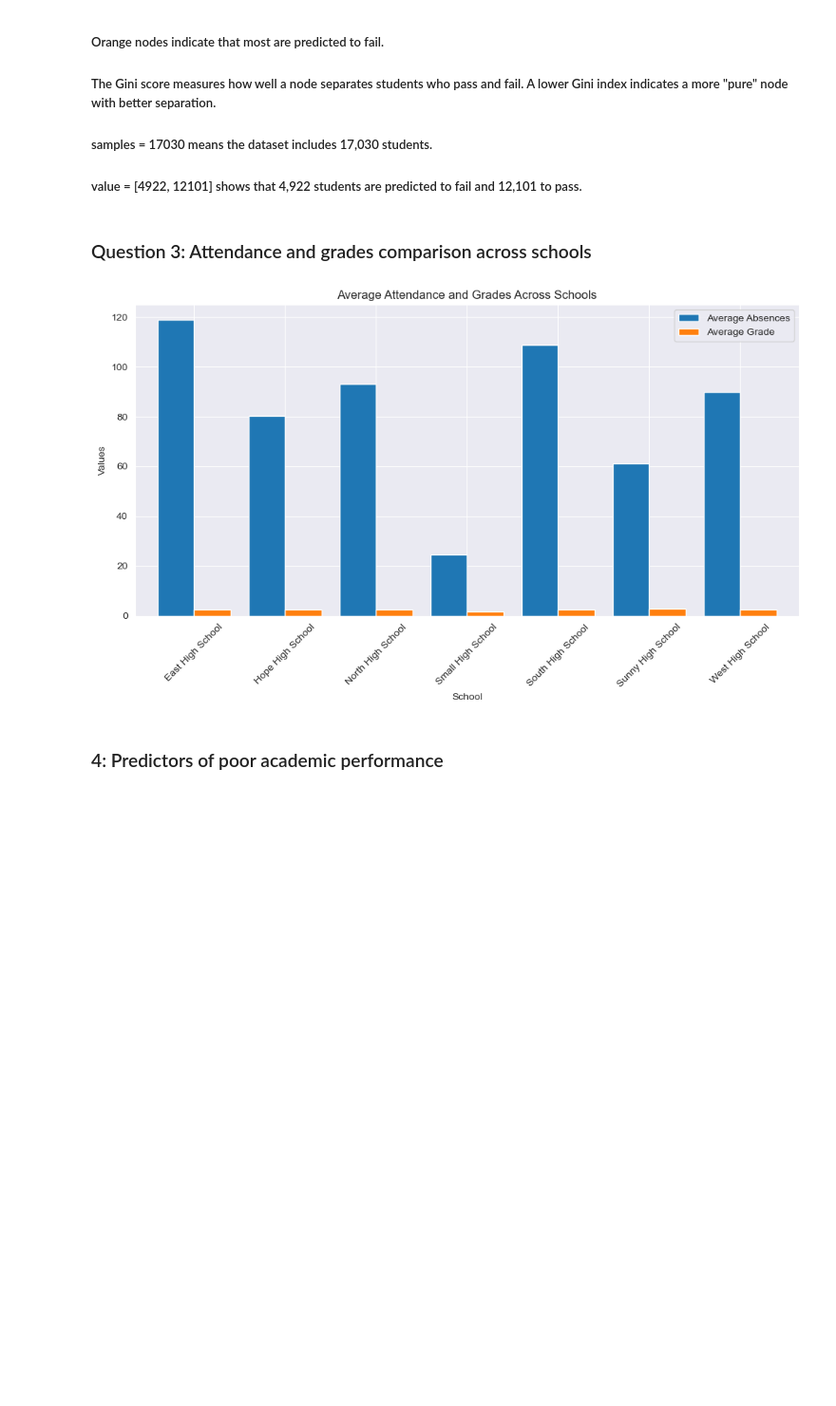
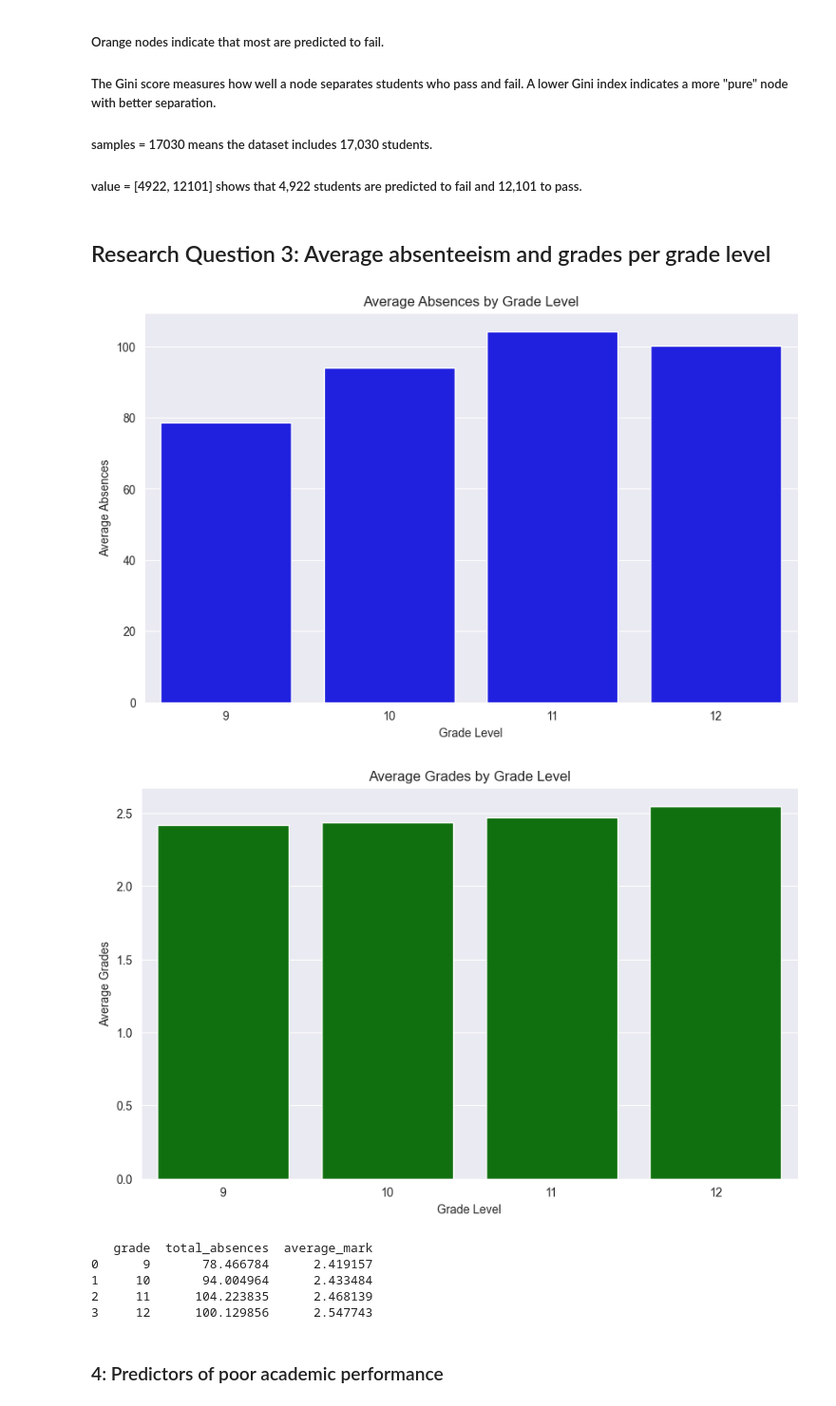
Before and after one commit to Agrinsadon/HighSchoolAttendance-Project, a Jupyter notebook: main3.ipynb, the cells around one changed output. Shown at 95% size. Saved outputs shown, nothing was run; the diff lists cells and outputs as text; code cells hidden in the pictures; blank space fills up the shorter version.

Commit message:
Added 3. Do students in certain grade levels (e.g., 9th, 10th, 11th, or 12th grade) have higher absenteeism or lower grades? Question

```diff
--- a/main3.ipynb
+++ b/main3.ipynb
@@ -86,6 +91,24 @@ print("Average absences per period:\n", period_absence_avg)
 # Create a binary target variable for poor academic performance (e.g., pass/fail based on grade threshold)
 data_cleaned = data_cleaned.copy()
 data_cleaned['pass_fail'] = (data_cleaned['average_grade'] >= 2).astype(int)
+
+###  For Question 3 Attendance and grades comparison across schools preparations
+
+grouped_data = data_cleaned.groupby('grade').agg({
+    'total_absences': 'mean',
+    'bellPeriod1_markbook_mark': 'mean',
+    'bellPeriod2_markbook_mark': 'mean',
+    'bellPeriod3_markbook_mark': 'mean',
+    'bellPeriod4_markbook_mark': 'mean',
+    'bellPeriod5_markbook_mark': 'mean',
+    'bellPeriod6_markbook_mark': 'mean'
+}).reset_index()
+
+# Add a column for the overall average mark across all periods for each grade
+grouped_data['average_mark'] = grouped_data[
+    ['bellPeriod1_markbook_mark', 'bellPeriod2_markbook_mark',
+     'bellPeriod3_markbook_mark', 'bellPeriod4_markbook_mark',
+     'bellPeriod5_markbook_mark', 'bellPeriod6_markbook_mark']].mean(axis=1)
 # %% [output]
 Average absences per period:
  bellPeriod1_absences    23.463595
@@ -233,19 +253,33 @@ Accuracy for predicting pass/fail with Decision Tree: 0.73
 ##### samples = 17030 means the dataset includes 17,030 students.
 ##### value = [4922, 12101] shows that 4,922 students are predicted to fail and 12,101 to pass.
 # %% [markdown]
-### Question 3: Attendance and grades comparison across schools
+## Research Question 3: Average absenteeism and grades per grade level
 # %%
-# Grouped bar plot for schools
-school_summary.plot(kind='bar', figsize=(10, 6), width=0.8)
-plt.title('Average Attendance and Grades Across Schools')
-plt.xlabel('School')
-plt.ylabel('Values')
-plt.xticks(rotation=45)
-plt.legend(['Average Absences', 'Average Grade'])
-plt.tight_layout()
+# Visualize absences and grades by grade level
+plt.figure(figsize=(10, 6))
+sns.barplot(x='grade', y='total_absences', data=grouped_data, color='blue')
+plt.title('Average Absences by Grade Level')
+plt.xlabel('Grade Level')
+plt.ylabel('Average Absences')
 plt.show()
+
+plt.figure(figsize=(10, 6))
+sns.barplot(x='grade', y='average_mark', data=grouped_data, color='green')
+plt.title('Average Grades by Grade Level')
+plt.xlabel('Grade Level')
+plt.ylabel('Average Grades')
+plt.show()
+
+
+print(grouped_data[['grade', 'total_absences', 'average_mark']])
 # %% [output]
-[figure, old version]
+[figure, new version]
+[figure, added]
+   grade  total_absences  average_mark
+0      9       78.466784      2.419157
+1     10       94.004964      2.433484
+2     11      104.223835      2.468139
+3     12      100.129856      2.547743
 # %% [markdown]
 ### 4: Predictors of poor academic performance
 # %%
```
Also changed, not shown: parts of 5 cells of this notebook.
